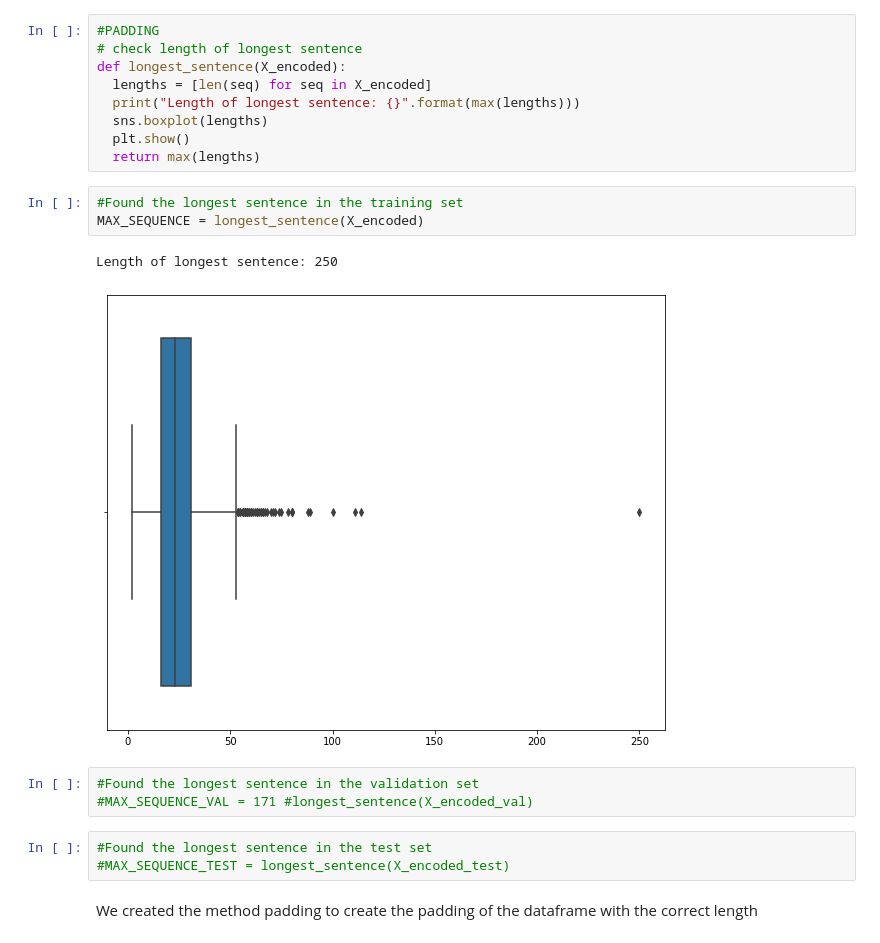
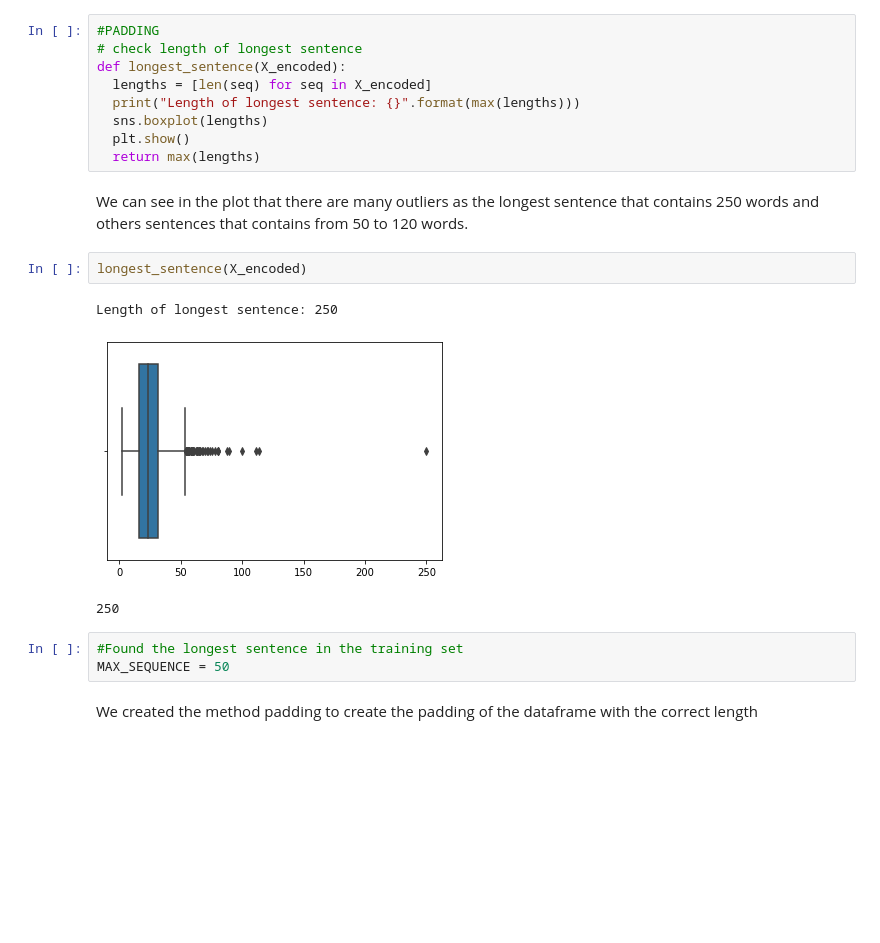
Before and after one commit to sustaz/Natural-Language-Processing-Unibo-Assignements-and-Project, a Jupyter notebook: Assignments/Assignment_1/assignment_1.ipynb, the cells around one changed output. Saved outputs shown, nothing was run; the diff lists cells and outputs as text; blank space fills up the shorter version.

```diff
--- a/Assignments/Assignment_1/assignment_1.ipynb
+++ b/Assignments/Assignment_1/assignment_1.ipynb
@@ -467,18 +463,17 @@ def longest_sentence(X_encoded):
   sns.boxplot(lengths)
   plt.show()
   return max(lengths)
+# %% [markdown]
+We can see in the plot that there are many outliers as the longest sentence that contains 250 words and others sentences that contains from 50 to 120 words.
+# %%
+longest_sentence(X_encoded)
+# %% [output]
+Length of longest sentence: 250
+[figure, added]
+250
 # %%
 #Found the longest sentence in the training set
-MAX_SEQUENCE = longest_sentence(X_encoded)
+MAX_SEQUENCE = 50
-# %% [output]
-Length of longest sentence: 250
-[figure, removed]
-# %%
-#Found the longest sentence in the validation set
-#MAX_SEQUENCE_VAL = 171 #longest_sentence(X_encoded_val)
-# %%
-#Found the longest sentence in the test set
-#MAX_SEQUENCE_TEST = longest_sentence(X_encoded_test)
 # %% [markdown]
 We created the method padding to create the padding of the dataframe with the correct length
 # %%
```
Also changed, not shown: parts of 111 cells of this notebook.
